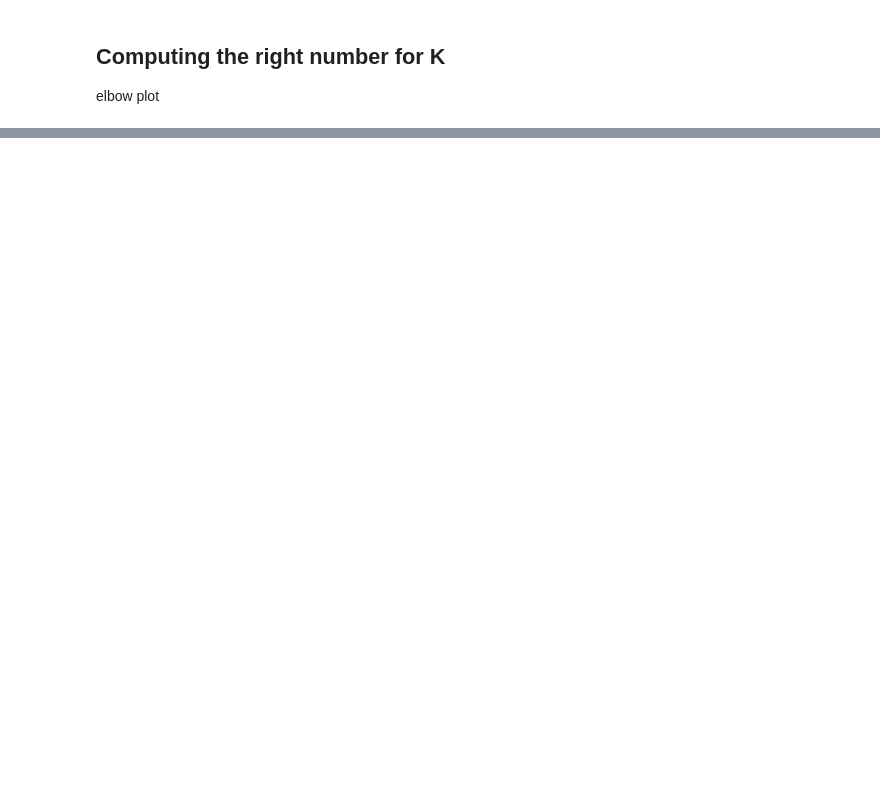
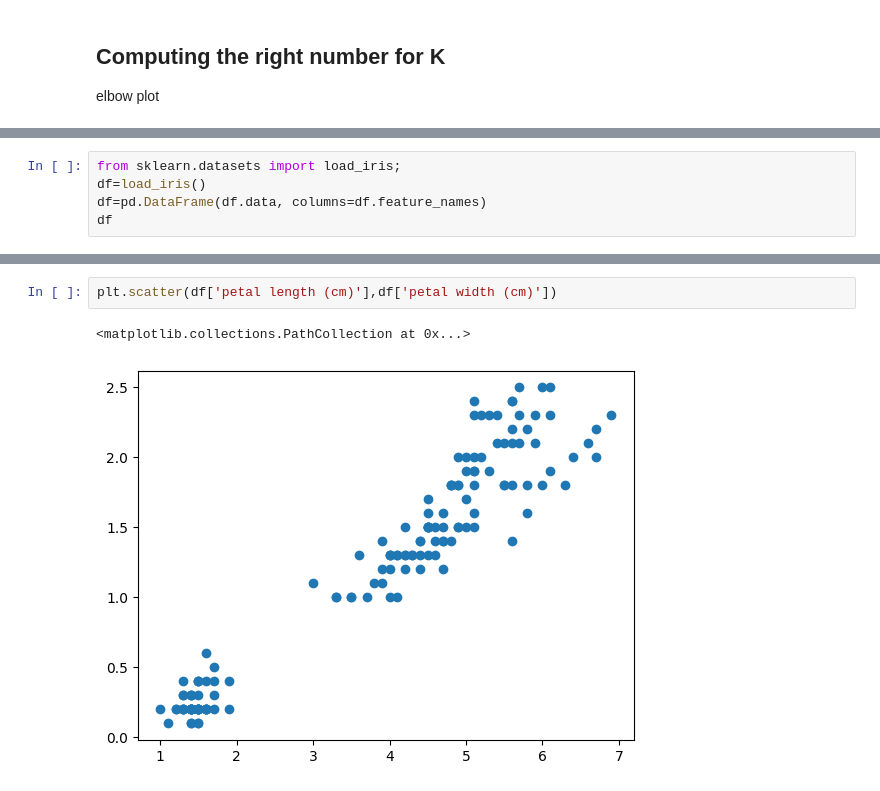
Before and after one commit to Natidev/GDG_AI-Ml_track_2025-26, a Jupyter notebook: clustering/notebook.ipynb, the cells around one changed output, grey strips where cells are left out. Drawn from its saved outputs; the diff is of its cells as text; blank space fills up the shorter version.

```diff
--- a/clustering/notebook.ipynb
+++ b/clustering/notebook.ipynb
@@ -67,0 +70,5 @@ plt.plot(k_range,sse)
+# %%
+from sklearn.datasets import load_iris;
+df=load_iris()
+df=pd.DataFrame(df.data, columns=df.feature_names)
+df
@@ -67,0 +89,5 @@ plt.plot(k_range,sse)
+# %%
+plt.scatter(df['petal length (cm)'],df['petal width (cm)'])
+# %% [output]
+<matplotlib.collections.PathCollection at 0x...>
+[figure, added]
```
Also changed, not shown: parts of 6 cells of this notebook.
